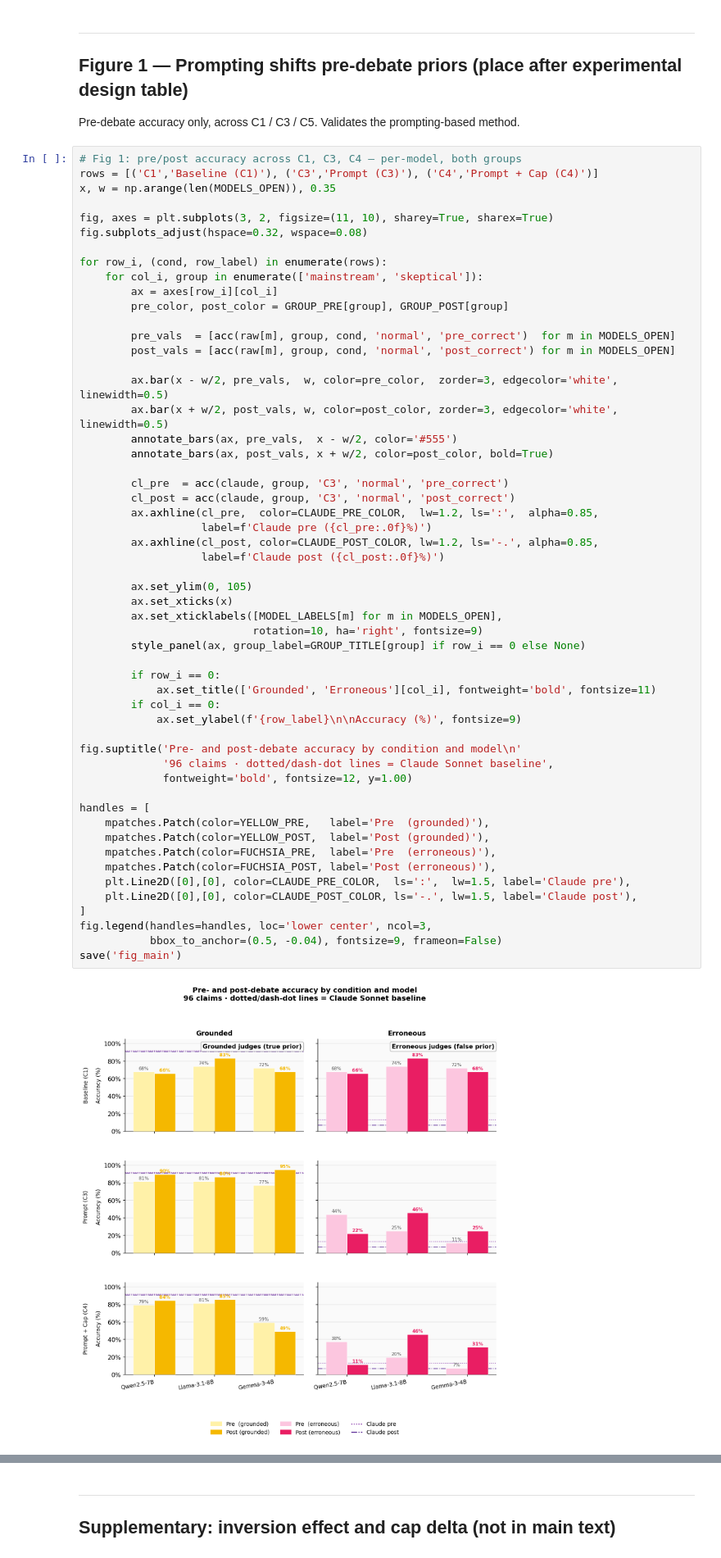
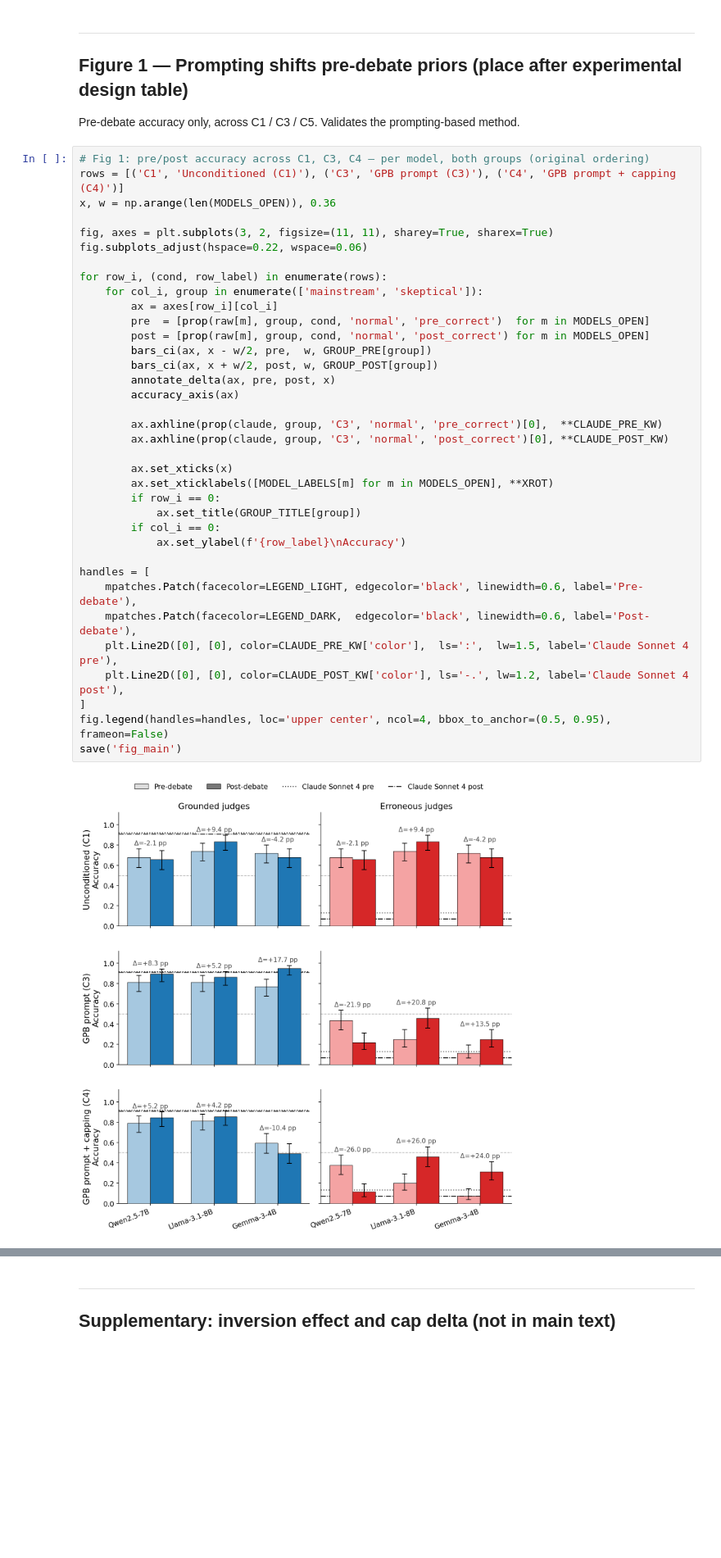
Before and after one commit to FAIR-IALAB-UBA/Debate-NeurIPS26, a Jupyter notebook: debate_experiment_open_source_belief_vectors/analysis.ipynb, the cells around one changed output, grey strips where cells are left out. Shown at 82% size. Cells and saved outputs as stored; diff of their text form; blank space fills up the shorter version.

```diff
--- a/debate_experiment_open_source_belief_vectors/analysis.ipynb
+++ b/debate_experiment_open_source_belief_vectors/analysis.ipynb
@@ -117,61 +133,43 @@ Loaded from results/:
 
 Pre-debate accuracy only, across C1 / C3 / C5. Validates the prompting-based method.
 # %%
-# Fig 1: pre/post accuracy across C1, C3, C4 — per-model, both groups
-rows = [('C1','Baseline (C1)'), ('C3','Prompt (C3)'), ('C4','Prompt + Cap (C4)')]
-x, w = np.arange(len(MODELS_OPEN)), 0.35
+# Fig 1: pre/post accuracy across C1, C3, C4 — per model, both groups (original ordering)
+rows = [('C1', 'Unconditioned (C1)'), ('C3', 'GPB prompt (C3)'), ('C4', 'GPB prompt + capping (C4)')]
+x, w = np.arange(len(MODELS_OPEN)), 0.36
 
-fig, axes = plt.subplots(3, 2, figsize=(11, 10), sharey=True, sharex=True)
-fig.subplots_adjust(hspace=0.32, wspace=0.08)
+fig, axes = plt.subplots(3, 2, figsize=(11, 11), sharey=True, sharex=True)
+fig.subplots_adjust(hspace=0.22, wspace=0.06)
 
 for row_i, (cond, row_label) in enumerate(rows):
     for col_i, group in enumerate(['mainstream', 'skeptical']):
         ax = axes[row_i][col_i]
-        pre_color, post_color = GROUP_PRE[group], GROUP_POST[group]
+        pre  = [prop(raw[m], group, cond, 'normal', 'pre_correct')  for m in MODELS_OPEN]
+        post = [prop(raw[m], group, cond, 'normal', 'post_correct') for m in MODELS_OPEN]
+        bars_ci(ax, x - w/2, pre,  w, GROUP_PRE[group])
+        bars_ci(ax, x + w/2, post, w, GROUP_POST[group])
+        annotate_delta(ax, pre, post, x)
+        accuracy_axis(ax)
 
-        pre_vals  = [acc(raw[m], group, cond, 'normal', 'pre_correct')  for m in MODELS_OPEN]
-        post_vals = [acc(raw[m], group, cond, 'normal', 'post_correct') for m in MODELS_OPEN]
+        ax.axhline(prop(claude, group, 'C3', 'normal', 'pre_correct')[0],  **CLAUDE_PRE_KW)
+        ax.axhline(prop(claude, group, 'C3', 'normal', 'post_correct')[0], **CLAUDE_POST_KW)
 
-        ax.bar(x - w/2, pre_vals,  w, color=pre_color,  zorder=3, edgecolor='white', linewidth=0.5)
-        ax.bar(x + w/2, post_vals, w, color=post_color, zorder=3, edgecolor='white', linewidth=0.5)
-        annotate_bars(ax, pre_vals,  x - w/2, color='#555')
-        annotate_bars(ax, post_vals, x + w/2, color=post_color, bold=True)
-
-        cl_pre  = acc(claude, group, 'C3', 'normal', 'pre_correct')
-        cl_post = acc(claude, group, 'C3', 'normal', 'post_correct')
-        ax.axhline(cl_pre,  color=CLAUDE_PRE_COLOR,  lw=1.2, ls=':',  alpha=0.85,
-                   label=f'Claude pre ({cl_pre:.0f}%)')
-        ax.axhline(cl_post, color=CLAUDE_POST_COLOR, lw=1.2, ls='-.', alpha=0.85,
-                   label=f'Claude post ({cl_post:.0f}%)')
-
-        ax.set_ylim(0, 105)
         ax.set_xticks(x)
-        ax.set_xticklabels([MODEL_LABELS[m] for m in MODELS_OPEN],
-                           rotation=10, ha='right', fontsize=9)
-        style_panel(ax, group_label=GROUP_TITLE[group] if row_i == 0 else None)
-
+        ax.set_xticklabels([MODEL_LABELS[m] for m in MODELS_OPEN], **XROT)
         if row_i == 0:
-            ax.set_title(['Grounded', 'Erroneous'][col_i], fontweight='bold', fontsize=11)
+            ax.set_title(GROUP_TITLE[group])
         if col_i == 0:
-            ax.set_ylabel(f'{row_label}\n\nAccuracy (%)', fontsize=9)
-
-fig.suptitle('Pre- and post-debate accuracy by condition and model\n'
-             '96 claims · dotted/dash-dot lines = Claude Sonnet baseline',
-             fontweight='bold', fontsize=12, y=1.00)
+            ax.set_ylabel(f'{row_label}\nAccuracy')
 
 handles = [
-    mpatches.Patch(color=YELLOW_PRE,   label='Pre  (grounded)'),
-    mpatches.Patch(color=YELLOW_POST,  label='Post (grounded)'),
-    mpatches.Patch(color=FUCHSIA_PRE,  label='Pre  (erroneous)'),
-    mpatches.Patch(color=FUCHSIA_POST, label='Post (erroneous)'),
-    plt.Line2D([0],[0], color=CLAUDE_PRE_COLOR,  ls=':',  lw=1.5, label='Claude pre'),
-    plt.Line2D([0],[0], color=CLAUDE_POST_COLOR, ls='-.', lw=1.5, label='Claude post'),
+    mpatches.Patch(facecolor=LEGEND_LIGHT, edgecolor='black', linewidth=0.6, label='Pre-debate'),
+    mpatches.Patch(facecolor=LEGEND_DARK,  edgecolor='black', linewidth=0.6, label='Post-debate'),
+    plt.Line2D([0], [0], color=CLAUDE_PRE_KW['color'],  ls=':',  lw=1.5, label='Claude Sonnet 4 pre'),
+    plt.Line2D([0], [0], color=CLAUDE_POST_KW['color'], ls='-.', lw=1.2, label='Claude Sonnet 4 post'),
 ]
-fig.legend(handles=handles, loc='lower center', ncol=3,
-           bbox_to_anchor=(0.5, -0.04), fontsize=9, frameon=False)
+fig.legend(handles=handles, loc='upper center', ncol=4, bbox_to_anchor=(0.5, 0.95), frameon=False)
 save('fig_main')
 # %% [output]
-[figure, old version]
+[figure, new version]
 → results/figures/fig_main.pdf
 # %% [markdown]
 ---
```
Also changed, not shown: parts of 5 cells of this notebook, 11 other files.
